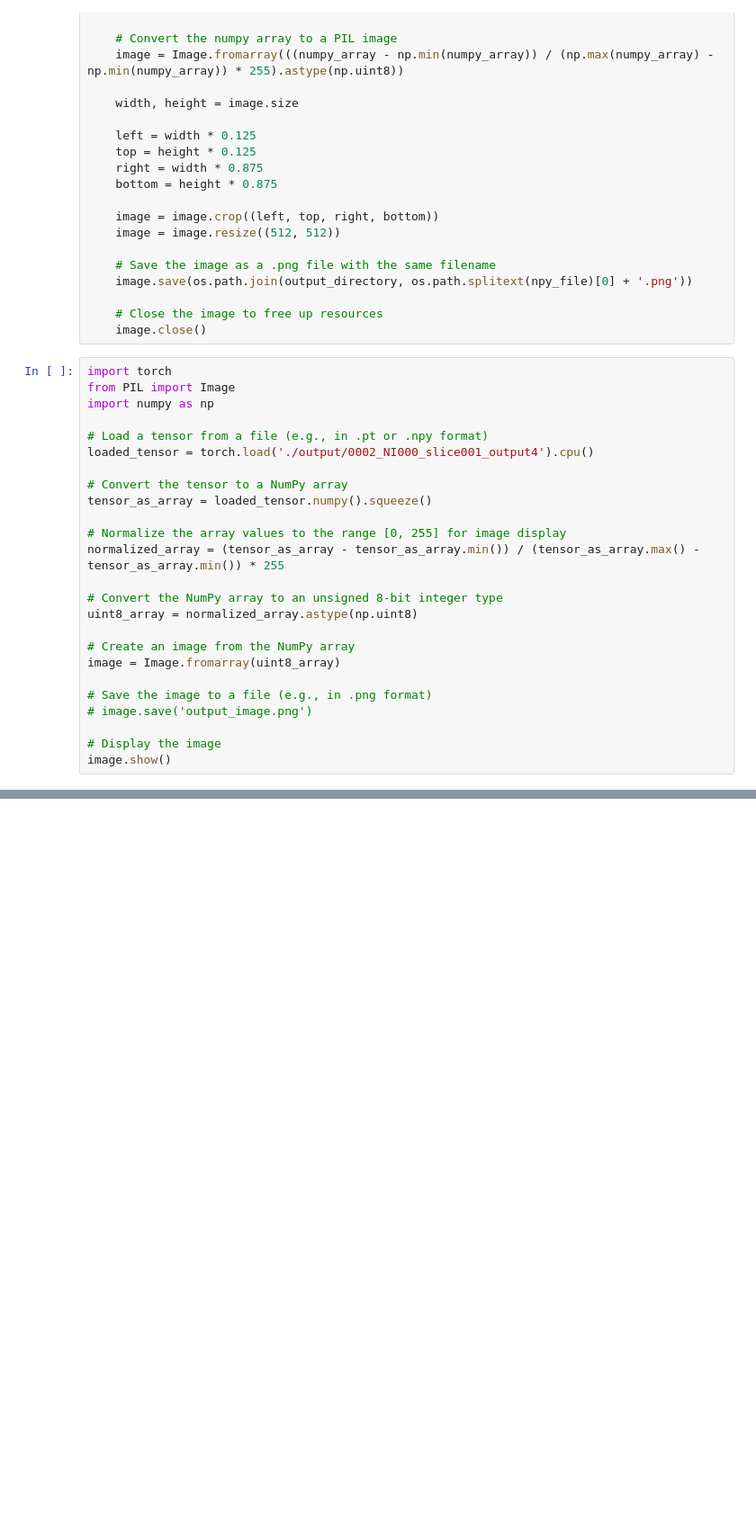
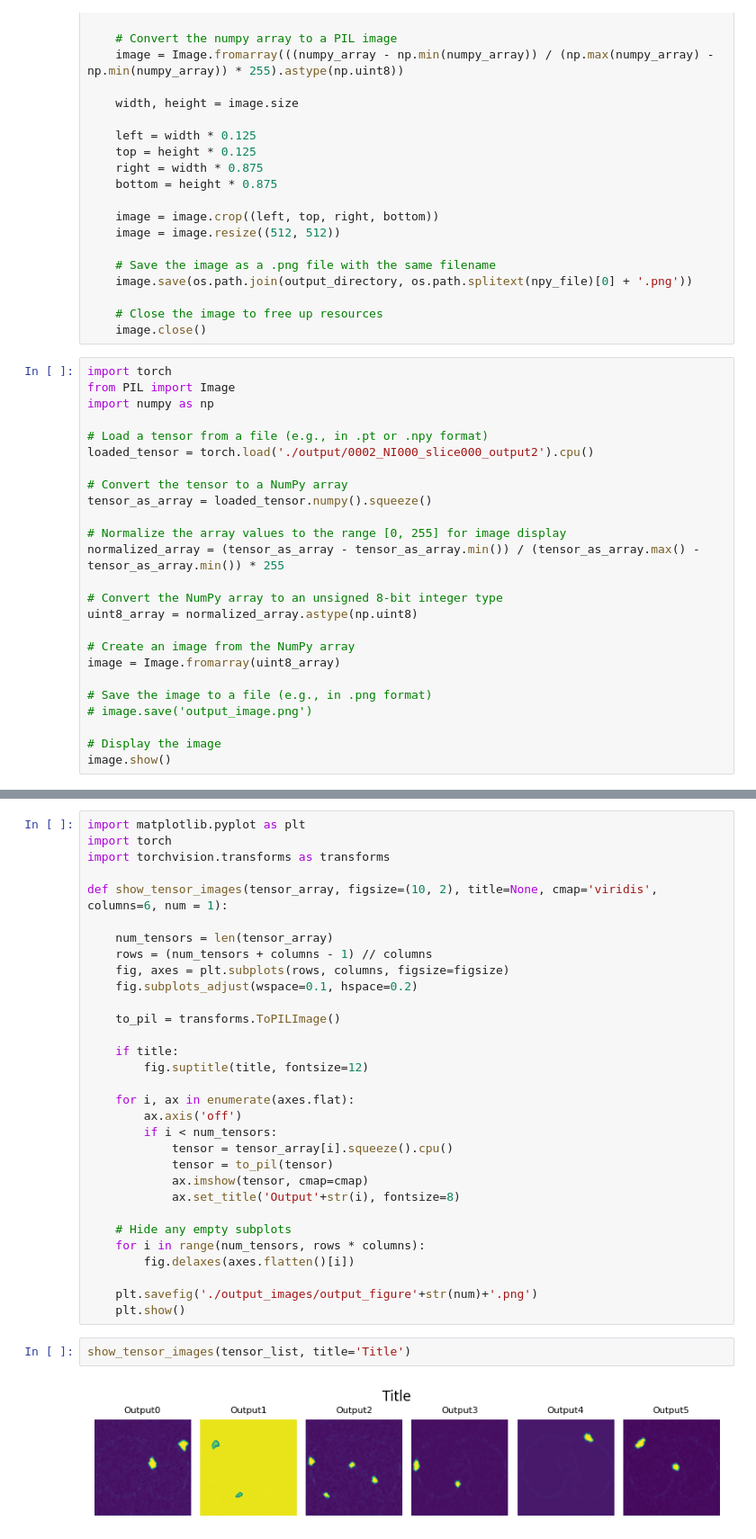
Before and after one commit to wadud6065/Diffusion-based-segmentation, a Jupyter notebook: train.ipynb, the cells around one changed output, grey strips where cells are left out. Shown at 90% size. Drawn from its saved outputs; the diff is of its cells as text; blank space fills up the shorter version.

Commit message:
Plot Test Result

```diff
--- a/train.ipynb
+++ b/train.ipynb
@@ -164,7 +92,7 @@ from PIL import Image
 import numpy as np
 
 # Load a tensor from a file (e.g., in .pt or .npy format)
-loaded_tensor = torch.load('./output/0002_NI000_slice001_output4').cpu()
+loaded_tensor = torch.load('./output/0002_NI000_slice000_output2').cpu()
 
 # Convert the tensor to a NumPy array
 tensor_as_array = loaded_tensor.numpy().squeeze()
@@ -185,0 +138,35 @@ image.show()
+# %%
+import matplotlib.pyplot as plt
+import torch
+import torchvision.transforms as transforms
+
+def show_tensor_images(tensor_array, figsize=(10, 2), title=None, cmap='viridis', columns=6, num = 1):
+
+    num_tensors = len(tensor_array)
+    rows = (num_tensors + columns - 1) // columns
+    fig, axes = plt.subplots(rows, columns, figsize=figsize)
+    fig.subplots_adjust(wspace=0.1, hspace=0.2)
+
+    to_pil = transforms.ToPILImage()
+
+    if title:
+        fig.suptitle(title, fontsize=12)
+
+    for i, ax in enumerate(axes.flat):
+        ax.axis('off')
+        if i < num_tensors:
+            tensor = tensor_array[i].squeeze().cpu()
+            tensor = to_pil(tensor)
+            ax.imshow(tensor, cmap=cmap)
+            ax.set_title('Output'+str(i), fontsize=8)
+
+    # Hide any empty subplots
+    for i in range(num_tensors, rows * columns):
+        fig.delaxes(axes.flatten()[i])
+
+    plt.savefig('./output_images/output_figure'+str(num)+'.png')
+    plt.show()
+# %%
+show_tensor_images(tensor_list, title='Title')
+# %% [output]
+[figure, added]
```
Also changed, not shown: parts of 11 cells of this notebook, 5 other files.
